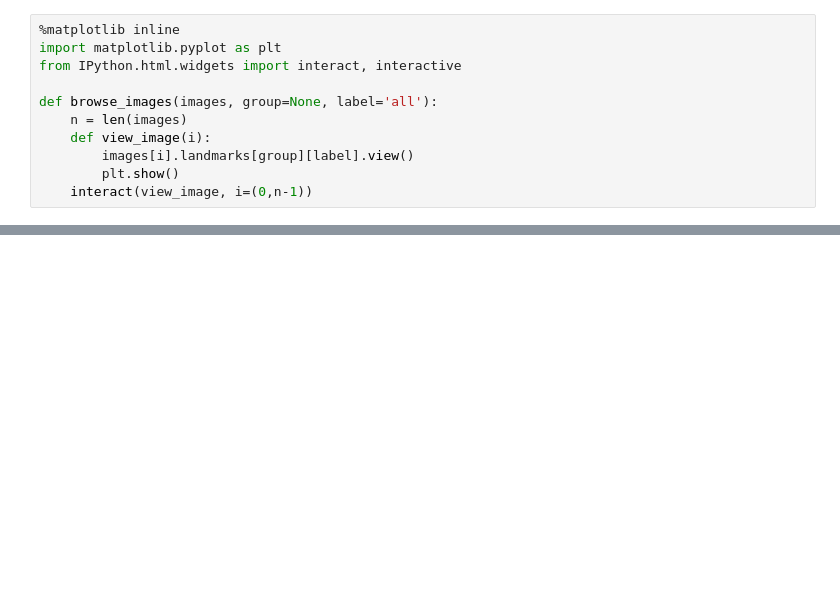
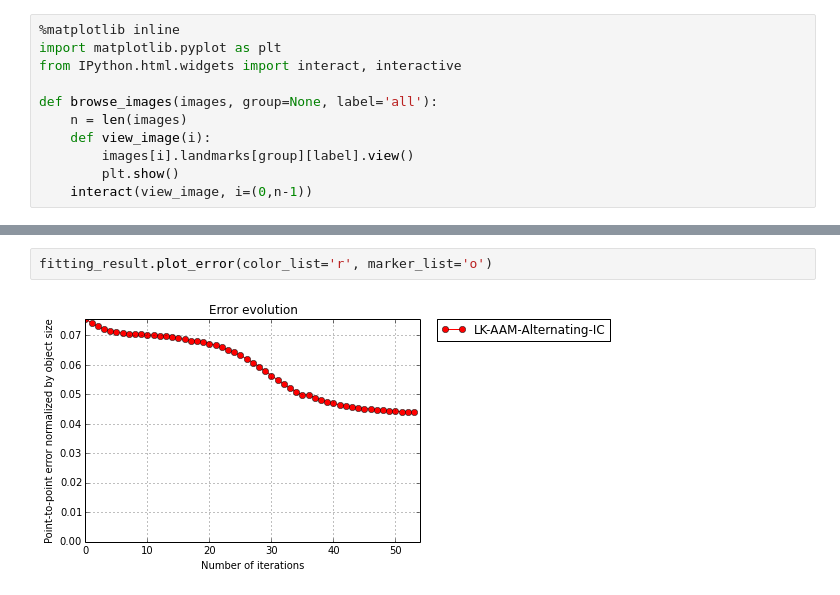
Before and after one commit to jalabort/scrap2, a Jupyter notebook: notebooks/Fitters/SDMs.ipynb, the cells around one changed output, grey strips where cells are left out. Cells and saved outputs as stored; diff of their text form; blank space fills up the shorter version.

```diff
--- a/notebooks/Fitters/SDMs.ipynb
+++ b/notebooks/Fitters/SDMs.ipynb
@@ -71,0 +126,4 @@ fr = fitter.fit(i, s, gt_shape=gt_s)
+# %%
+fitting_result.plot_error(color_list='r', marker_list='o')
+# %% [output]
+[figure, added]
```
Also changed, not shown: parts of 21 cells of this notebook, 1 other file.
